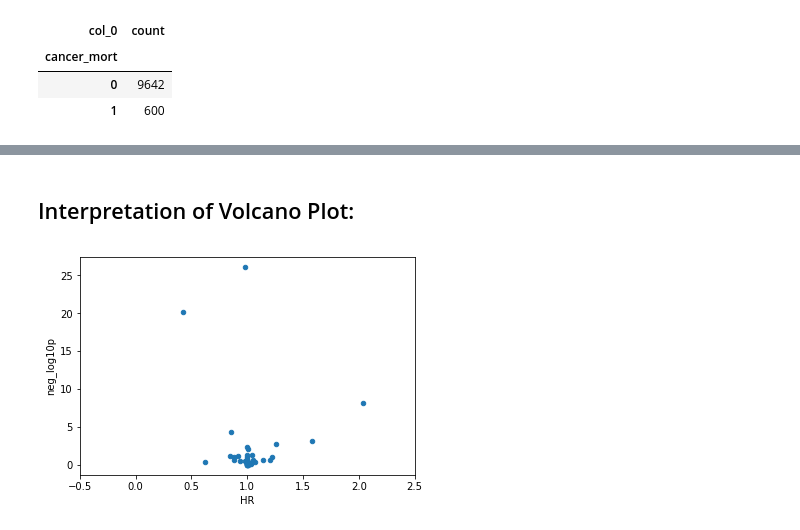
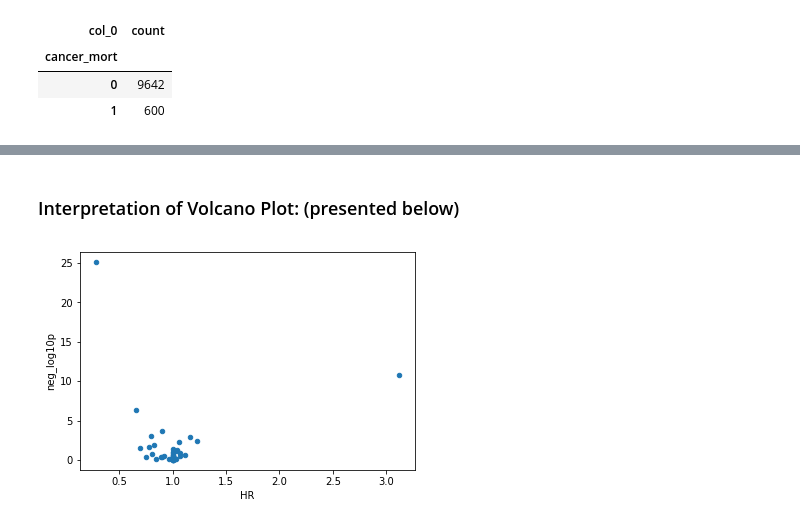
Before and after one commit to BIOF309/group-project-the_git_that_keeps_on_gitting, a Jupyter notebook: NHANES_final.ipynb, the cells around one changed output, grey strips where cells are left out. Cells and saved outputs as stored; diff of their text form; code cells hidden in the pictures.

Commit message:
set seed for cox model (1993)

```diff
--- a/NHANES_final.ipynb
+++ b/NHANES_final.ipynb
@@ -403,0 +437,9 @@ right = ' + '.join(list(df_random2))
+# %%
+#2: Randomly select 50 variables from predictors dataframe
+    # Seed is set to 1993 for demonstration purpose
+        # This way, with every run, the same 50 variables are selected
+
+df_random = predictors.columns.to_series().sample(50, random_state=1993)
+random_vars = ' + '.join(list(df_random))
+
+random_vars
@@ -404,11 +448,7 @@ right = ' + '.join(list(df_random2))
 # %%
-# Cox Proportional Hazard Model
+#3: Cox proportional hazard model
 
-outcome = df_merged9.iloc[:, -1]
-predictors = df_merged9.iloc[:, 1:-1]
-
-mod = smf.phreg("PERMTH_INT ~ " + right,
+mod = smf.phreg("PERMTH_INT ~ " + random_vars,
                 predictors, status=outcome, ties="efron")
 
 result = mod.fit()
-print(result.summary())
@@ -454,14 +460,16 @@ result.summary().tables[1]
 hr = result.summary().tables[1].loc[:,'HR']
 pvals = result.summary().tables[1].loc[:,'P>|t|']
 # %% [markdown]
-## Interpretation of Volcano Plot:
+### Interpretation of Volcano Plot: (presented below)
 # %%
+# Plot hazard ratios and p-values (volcano plot)
+
 df = result.summary().tables[1]
 pvals = result.summary().tables[1].loc[:,'P>|t|']
 df = df.assign(neg_log10p=-np.log10(pvals))
 ax = df.plot(kind='scatter', x='HR', y='neg_log10p')
-ax.set_xlim(-0.5, 2.5)
+ax.set_xlim()
 fig = ax.get_figure()
 fig.savefig('volc.png')
 # %% [output]
-[figure, old version]
+[figure, new version]
```
Also changed, not shown: parts of 16 cells of this notebook, 1 other file.
